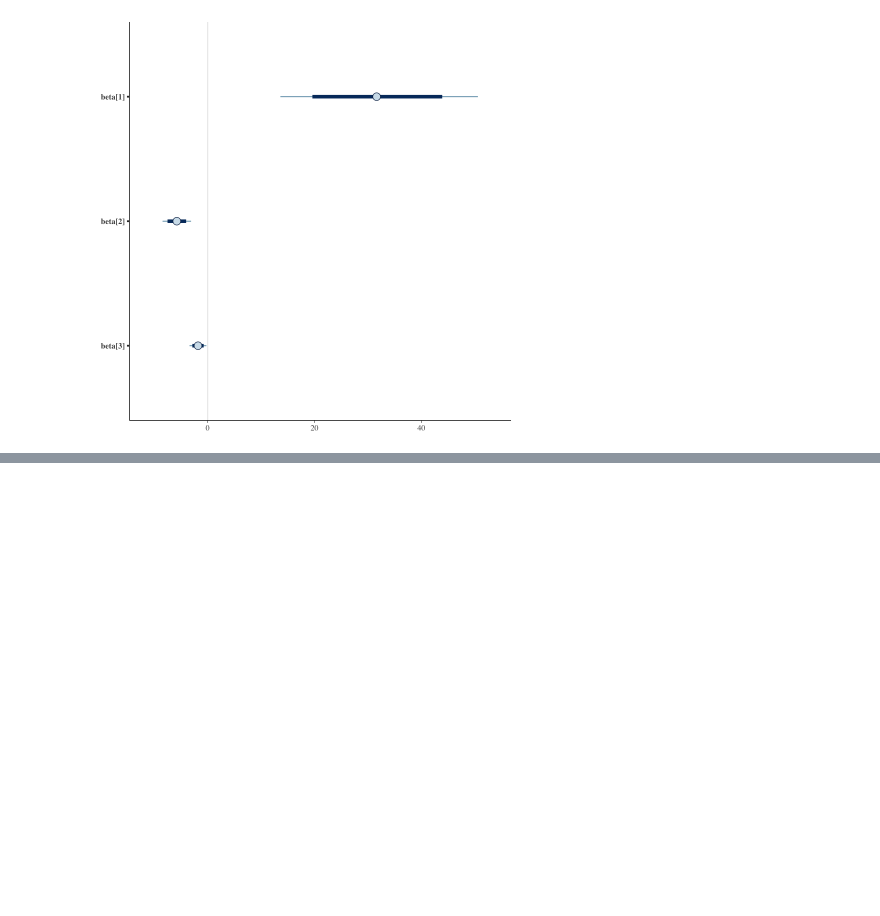
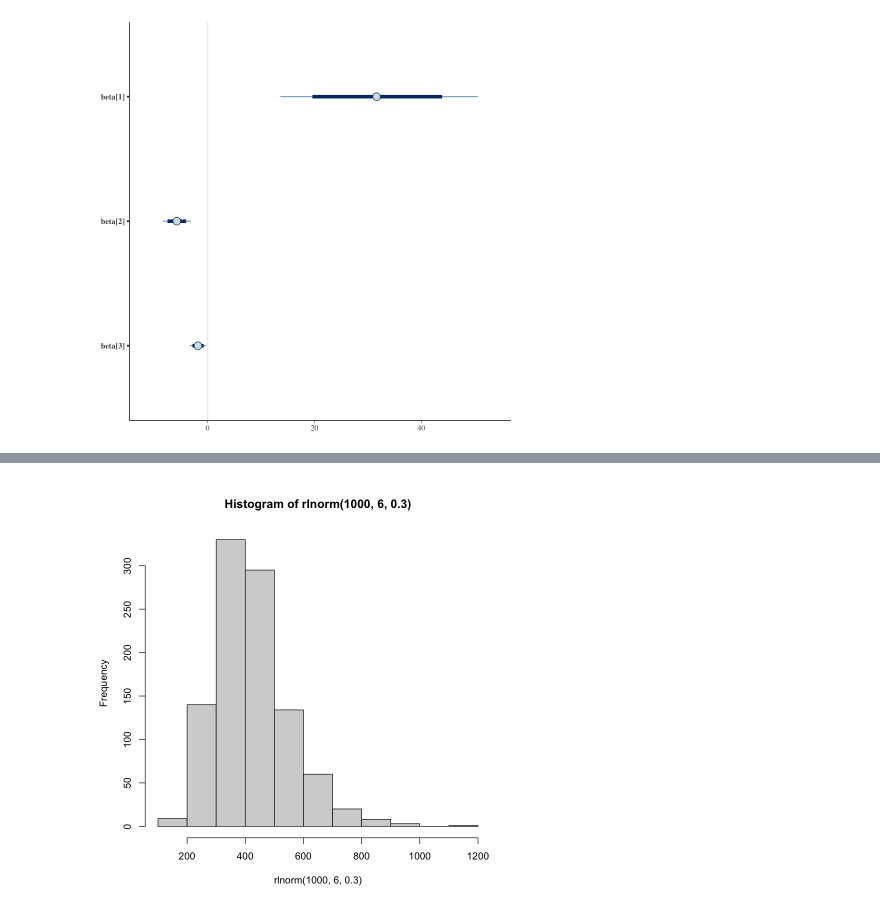
Before and after one commit to abelowska/bayescogsci, a Jupyter notebook: chapter_10.ipynb, the cells around one changed output, grey strips where cells are left out. Drawn from its saved outputs; the diff is of its cells as text; code cells hidden in the pictures; blank space fills up the shorter version.

```diff
--- a/chapter_10.ipynb
+++ b/chapter_10.ipynb
@@ -246,0 +337,4 @@ mcmc_intervals(fit_pupil_int,
+# %%
+hist(rlnorm(1000, 6, 0.3))
+# %% [output]
+[figure, added]
```
Also changed, not shown: parts of 64 cells of this notebook, 7 other files.
